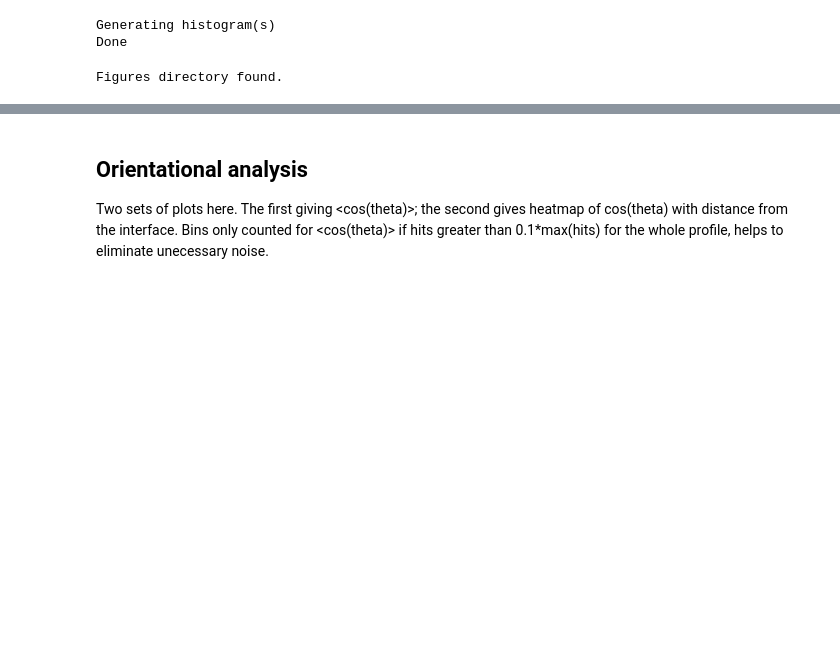
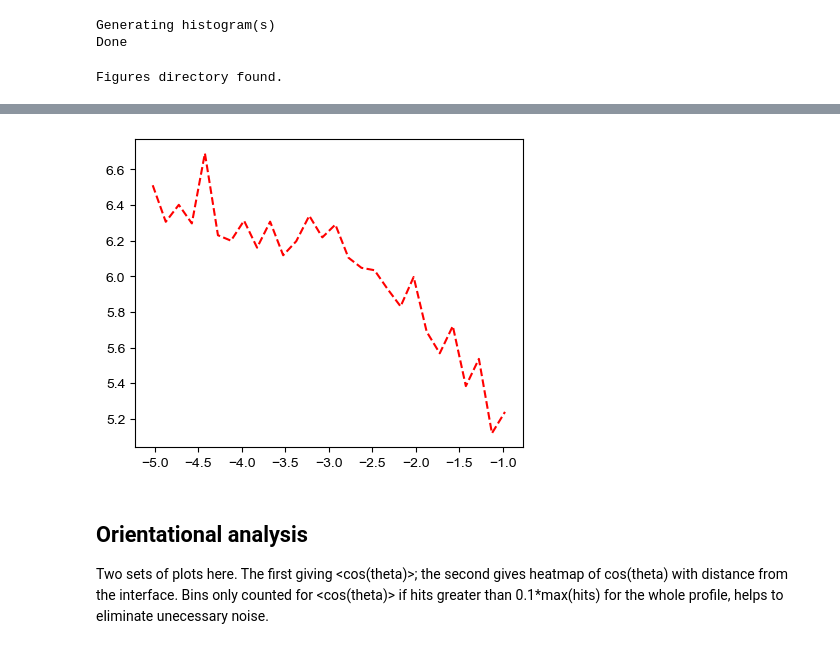
Before and after one commit to water-ice-group/on_a_WIM, a Jupyter notebook: development.ipynb, the cells around one changed output, grey strips where cells are left out. Cells and saved outputs as stored; diff of their text form; code cells hidden in the pictures; blank space fills up the shorter version.

```diff
--- a/development.ipynb
+++ b/development.ipynb
@@ -162,3 +173,26 @@ plt.show()
+# %%
+# load data from the generated density data files and plot.
+import matplotlib.pyplot as plt
+from matplotlib.ticker import (MultipleLocator, AutoMinorLocator)
+import numpy as np
+
+plt.rcParams['font.family'] = 'sans-serif'
+plt.rcParams['font.sans-serif'] = 'Arial'
+
+fin = np.loadtxt('./outputs/coordination_number_test.dat')
+x = fin[:,0]
+y = fin[:,1]
+
+fig, ax = plt.subplots(figsize=(5,4)) # change the figsize to make appropriate for figure
+ax.plot(x,y,'--',
+        color='r',
+        label = r'BiC',
+        linewidth=1.5)
+
+
+plt.show()
+# %% [output]
+[figure, added]
 # %% [markdown]
 ## Orientational analysis
 
```
Also changed, not shown: parts of 4 cells of this notebook, 8 other files.
